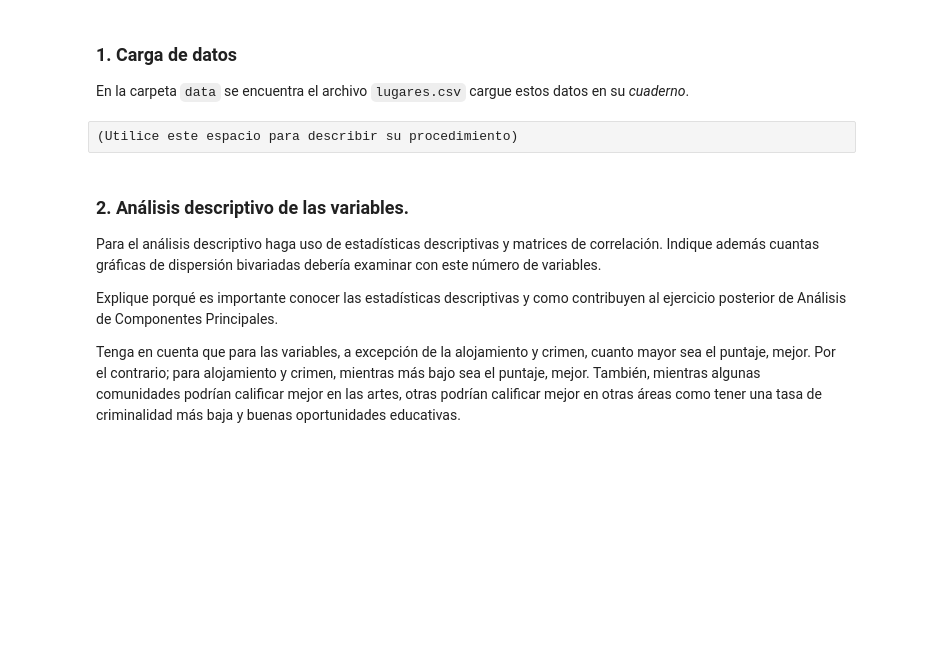
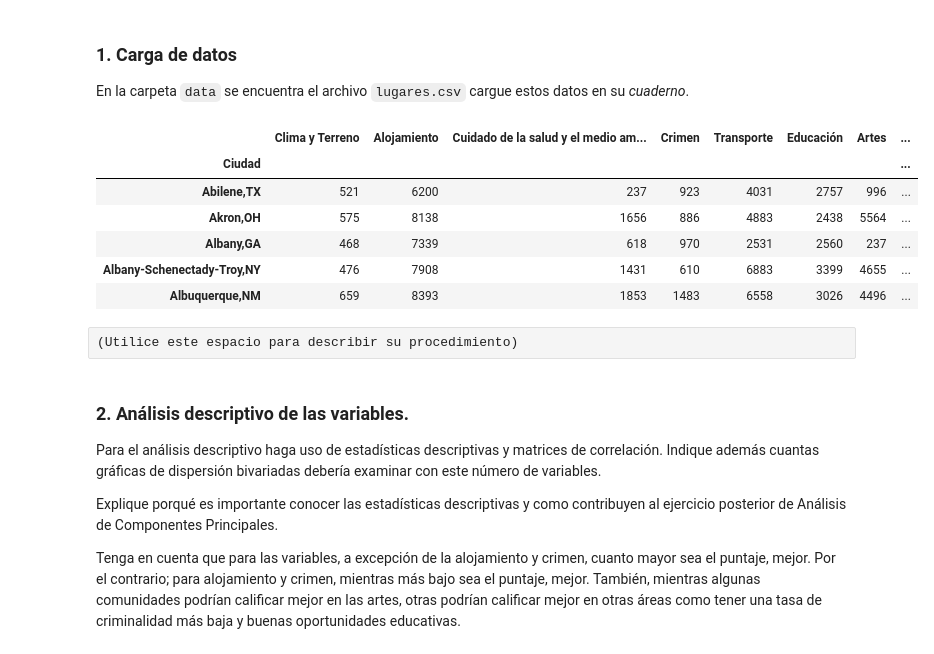
Before and after one commit to DanielEMontero/MIAD_ANS_202514, a Jupyter notebook: Semana 1/S1_LC_Taller_PCA.ipynb, the cells around one changed output. Drawn from its saved outputs; the diff is of its cells as text; code cells hidden in the pictures; blank space fills up the shorter version.

```diff
--- a/Semana 1/S1_LC_Taller_PCA.ipynb
+++ b/Semana 1/S1_LC_Taller_PCA.ipynb
@@ -32,0 +37,42 @@ Con tantas variables disponibles, la matriz de dispersión puede resultar muy gr
+# %%
+from __future__ import annotations
+
+%load_ext autoreload
+%autoreload 2
+
+# python
+import os
+import sys
+import csv
+import math
+import numpy as np
+import pandas as pd
+import seaborn as sns
+import matplotlib.pyplot as plt
+import session_info
+
+from pathlib import Path
+
+from numpy.linalg import matrix_power
+
+# rutas absolutas
+here: Path = Path.cwd().absolute()
+data: Path = here / 'data'
+input: str = str(data / 'lugares.csv')
+output: str = str(data / 'archivo_de_soporte.csv')
+
+# sklearn
+from sklearn.preprocessing import StandardScaler
+from sklearn.decomposition import PCA
+
+# paquete pca
+from pca import pca
+
+# setup
+plt.style.use('seaborn-v0_8')
+pd.set_option('display.max_rows', 200)
+pd.set_option('display.max_columns', None)
+pd.set_option('display.width', None)
+pd.set_option('max_colwidth', None)
+# decimals
+np.set_printoptions(precision=6)
@@ -36,6 +107,17 @@ Con tantas variables disponibles, la matriz de dispersión puede resultar muy gr
 En la carpeta `data` se encuentra el archivo `lugares.csv` cargue estos datos en su *cuaderno*.
 # %%
 # Utilice este espacio para escribir el código.
+df = pd.read_csv(input, sep=',', encoding='utf-8')
+df.set_index('Ciudad', inplace=True)
+df.head(5)
+# %% [output]
+|  | Clima y Terreno | Alojamiento | Cuidado de la salud y el medio am... | Crimen | Transporte | Educación | Artes | ... |
+| Ciudad |  |  |  |  |  |  |  | ... |
+| Abilene,TX | 521 | 6200 | 237 | 923 | 4031 | 2757 | 996 | ... |
+| Akron,OH | 575 | 8138 | 1656 | 886 | 4883 | 2438 | 5564 | ... |
+| Albany,GA | 468 | 7339 | 618 | 970 | 2531 | 2560 | 237 | ... |
+| Albany-Schenectady-Troy,NY | 476 | 7908 | 1431 | 610 | 6883 | 3399 | 4655 | ... |
+| Albuquerque,NM | 659 | 8393 | 1853 | 1483 | 6558 | 3026 | 4496 | ... |
 # %% [raw]
 (Utilice este espacio para describir su procedimiento)
 # %% [markdown]
```
Also changed, not shown: parts of 12 cells of this notebook, 3 other files.
